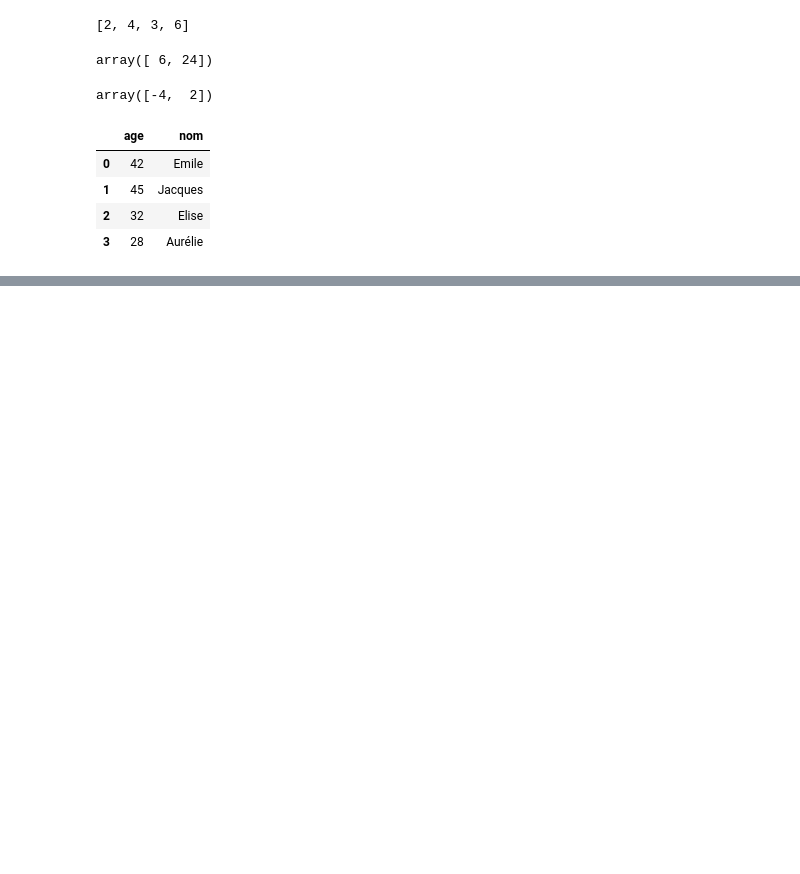
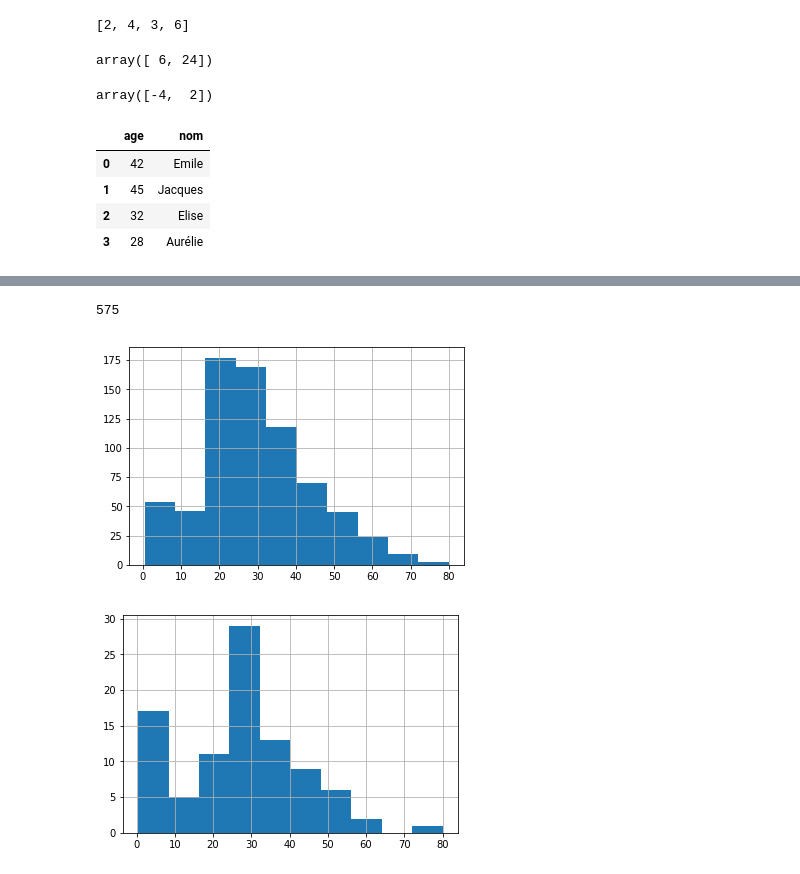
Before and after one commit to komi24/nantes071019, a Jupyter notebook: data.ipynb, the cells around one changed output, grey strips where cells are left out. Saved outputs shown, nothing was run; the diff lists cells and outputs as text; code cells hidden in the pictures; blank space fills up the shorter version.

```diff
--- a/data.ipynb
+++ b/data.ipynb
@@ -43,0 +60,28 @@ df
+# %%
+# Filtrer les colonnes
+df[["Survived", "Age"]]
+# Opérations
+df["Age"] + 40
+# Comparaisons
+df["Age"] > 18
+# Filtrer
+df[(df["Age"] > 18) & (df["Survived"] == 1)]
+df[df["Age"] > 18].count()
+len(df[df["Age"] > 18])
+# %% [output]
+575
+# %%
+# Proportion de femmes
+# Proportion d'hommes
+# Proportion de femmes qui ont survécu
+# Proportion d'hommes qui ont survécu
+
+# Histogramme des ages
+df.Age.hist()
+plt.show()
+# Histogramme des ages parmi les hommes qui ont survécu
+df[(df["Sex"] == "male") & (df["Survived"] == 1)].Age.hist()
+plt.show()
+# %% [output]
+[figure, added]
+[figure, added]
```
Also changed, not shown: parts of 8 cells of this notebook.
